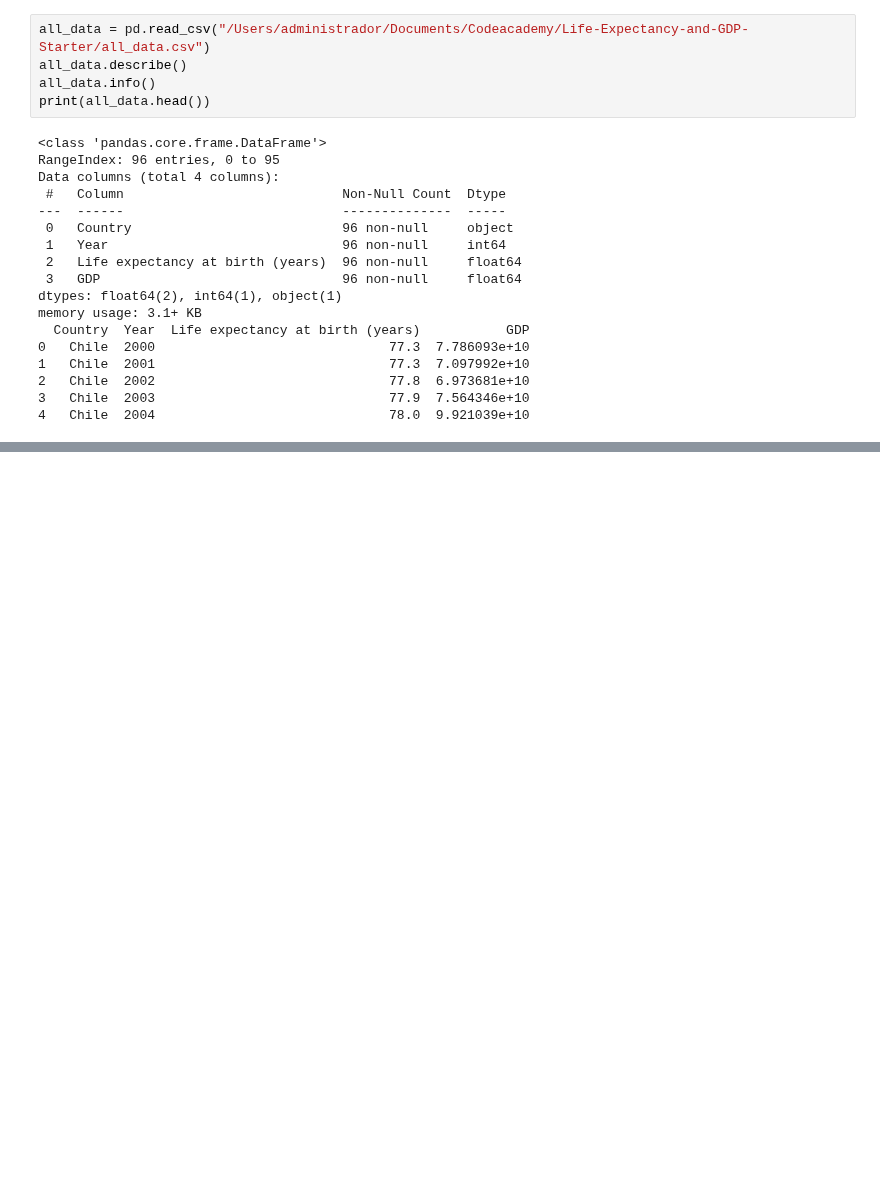
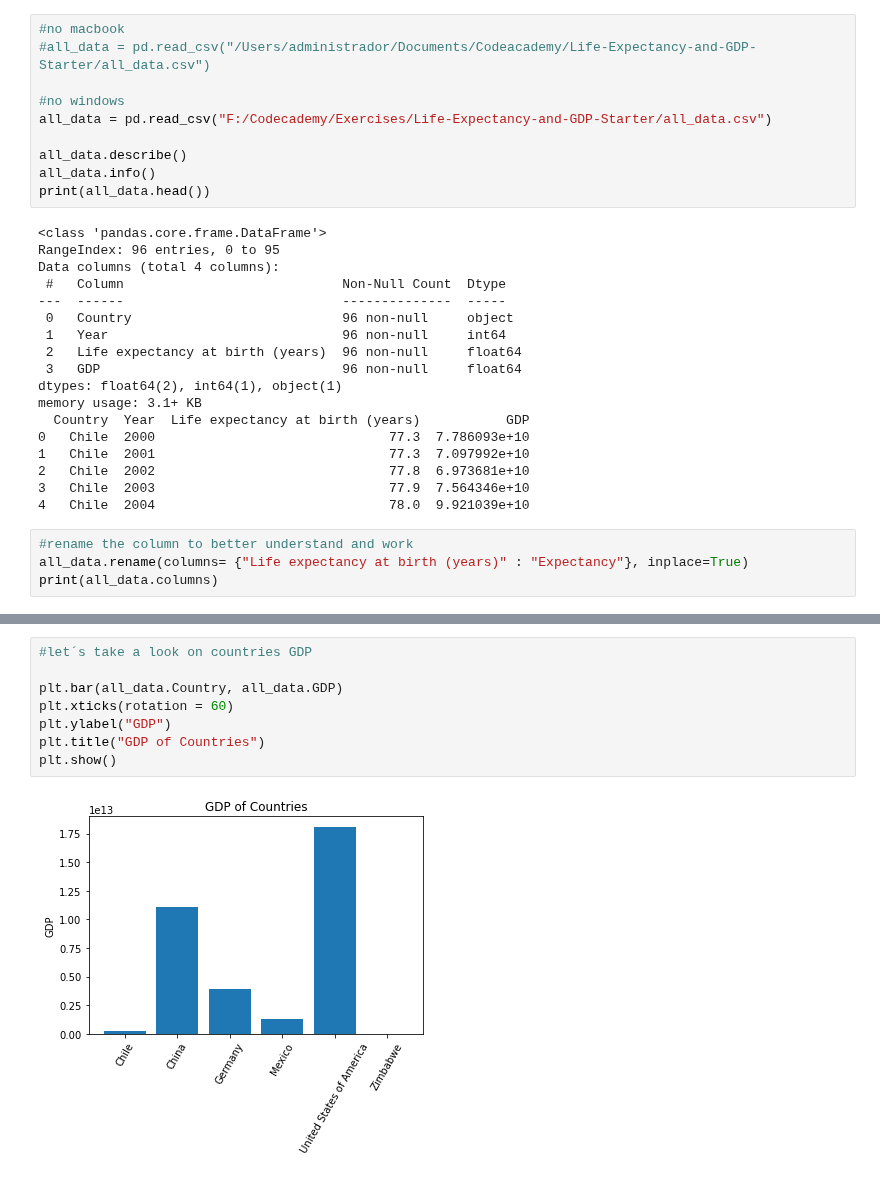
Before and after one commit to cacaprog/Exercises, a Jupyter notebook: Life-Expectancy-and-GDP-Starter/life_expectancy_gdp.ipynb, the cells around one changed output, grey strips where cells are left out. Saved outputs shown, nothing was run; the diff lists cells and outputs as text; blank space fills up the shorter version.

```diff
--- a/Life-Expectancy-and-GDP-Starter/life_expectancy_gdp.ipynb
+++ b/Life-Expectancy-and-GDP-Starter/life_expectancy_gdp.ipynb
@@ -4,5 +8,10 @@ import numpy as np
 # %%
-all_data = pd.read_csv("/Users/administrador/Documents/Codeacademy/Life-Expectancy-and-GDP-Starter/all_data.csv")
+#no macbook
+#all_data = pd.read_csv("/Users/administrador/Documents/Codeacademy/Life-Expectancy-and-GDP-Starter/all_data.csv")
+
+#no windows
+all_data = pd.read_csv("F:/Codecademy/Exercises/Life-Expectancy-and-GDP-Starter/all_data.csv")
+
 all_data.describe()
 all_data.info()
 print(all_data.head())
@@ -24,3 +33,7 @@ memory usage: 3.1+ KB
 2   Chile  2002                              77.8  6.973681e+10
 3   Chile  2003                              77.9  7.564346e+10
 4   Chile  2004                              78.0  9.921039e+10
+# %%
+#rename the column to better understand and work
+all_data.rename(columns= {"Life expectancy at birth (years)" : "Expectancy"}, inplace=True)
+print(all_data.columns)
@@ -26,0 +72,10 @@ memory usage: 3.1+ KB
+# %%
+#let´s take a look on countries GDP
+
+plt.bar(all_data.Country, all_data.GDP)
+plt.xticks(rotation = 60)
+plt.ylabel("GDP")
+plt.title("GDP of Countries")
+plt.show()
+# %% [output]
+[figure, added]
```
Also changed, not shown: parts of 12 cells of this notebook, 4 other files.
